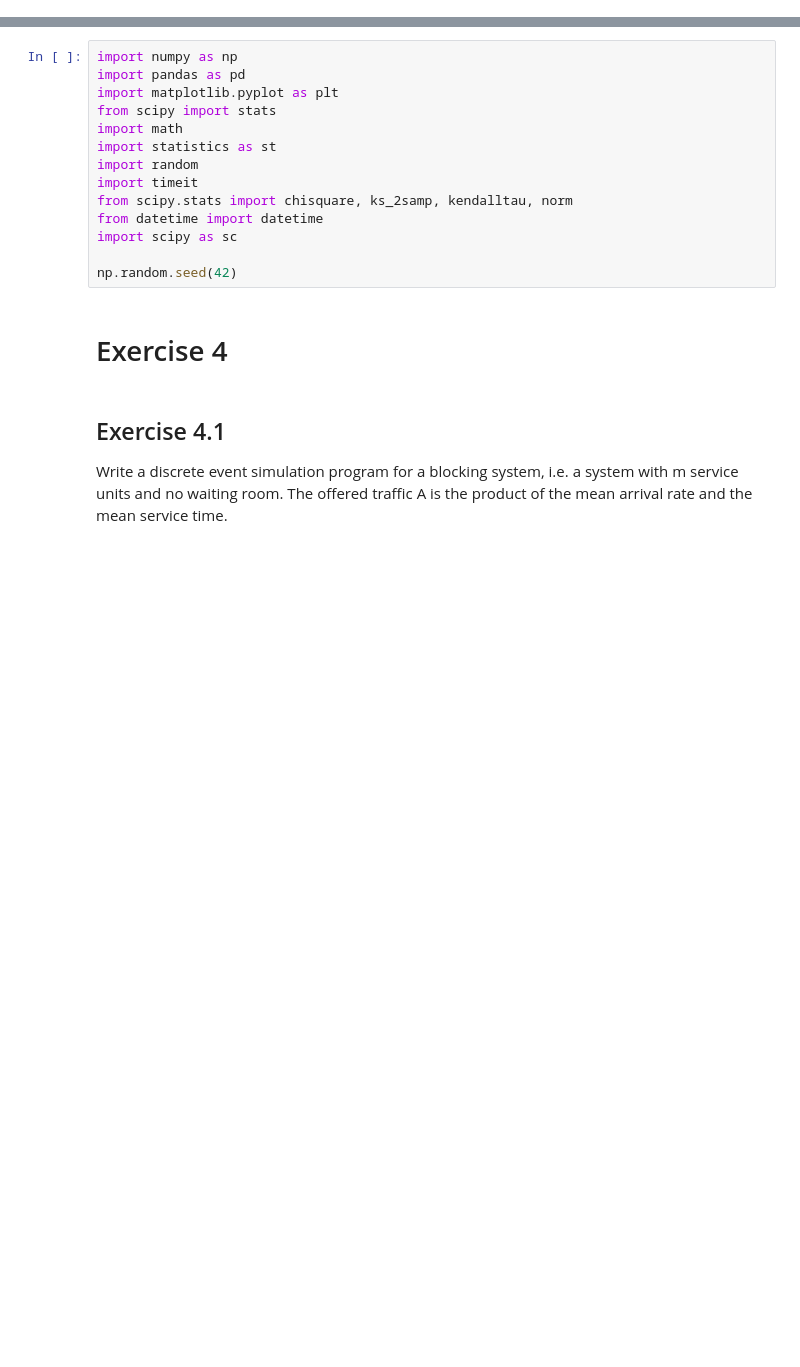
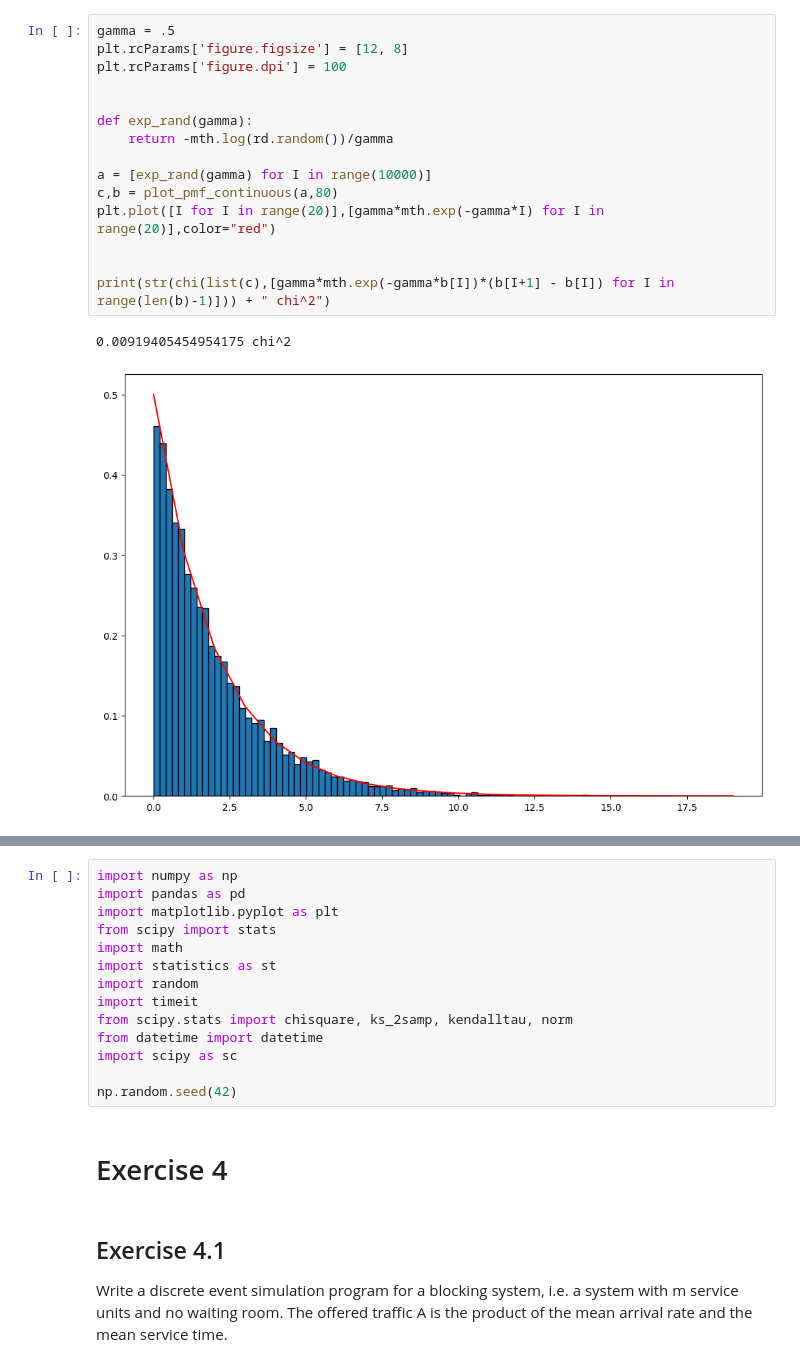
Before and after one commit to kridk999/stochastic_project1, a Jupyter notebook: assignment1_master_notebook.ipynb, the cells around one changed output, grey strips where cells are left out. Cells and saved outputs as stored; diff of their text form; blank space fills up the shorter version.

```diff
--- a/assignment1_master_notebook.ipynb
+++ b/assignment1_master_notebook.ipynb
@@ -0,0 +51,18 @@
+# %%
+gamma = .5
+plt.rcParams['figure.figsize'] = [12, 8]
+plt.rcParams['figure.dpi'] = 100
+
+
+def exp_rand(gamma):
+    return -mth.log(rd.random())/gamma
+
+a = [exp_rand(gamma) for I in range(10000)]
+c,b = plot_pmf_continuous(a,80)
+plt.plot([I for I in range(20)],[gamma*mth.exp(-gamma*I) for I in range(20)],color="red")
+
+
+print(str(chi(list(c),[gamma*mth.exp(-gamma*b[I])*(b[I+1] - b[I]) for I in range(len(b)-1)])) + " chi^2")
+# %% [output]
+0.00919405454954175 chi^2
+[figure, added]
```
Also changed, not shown: parts of 16 cells of this notebook.
